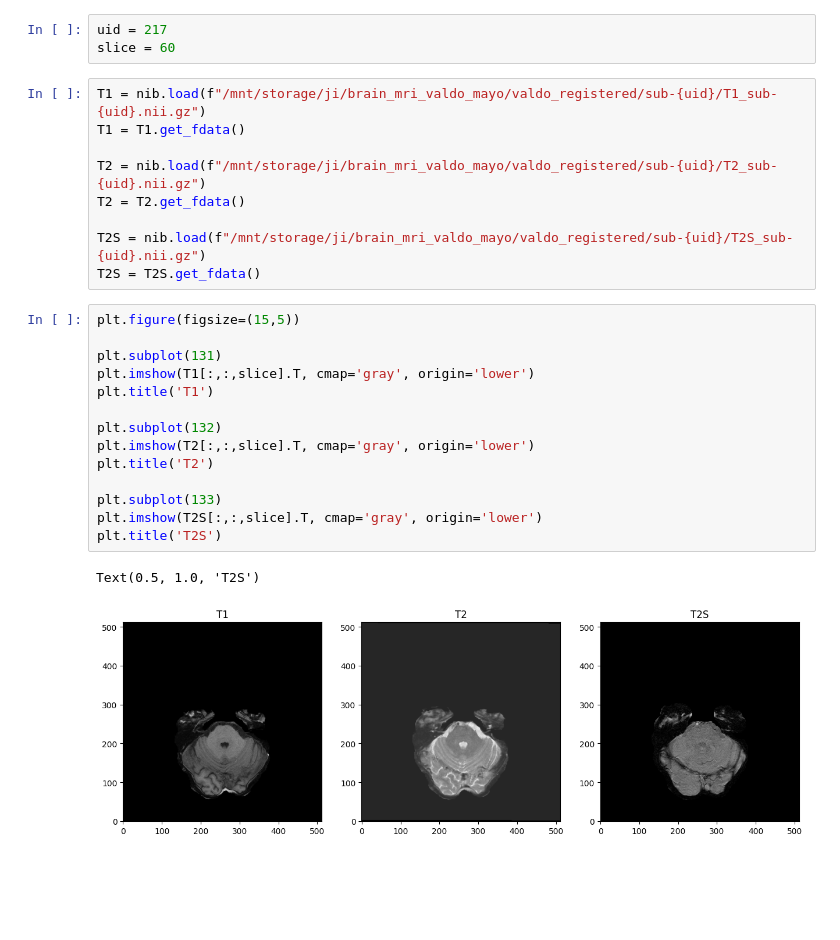
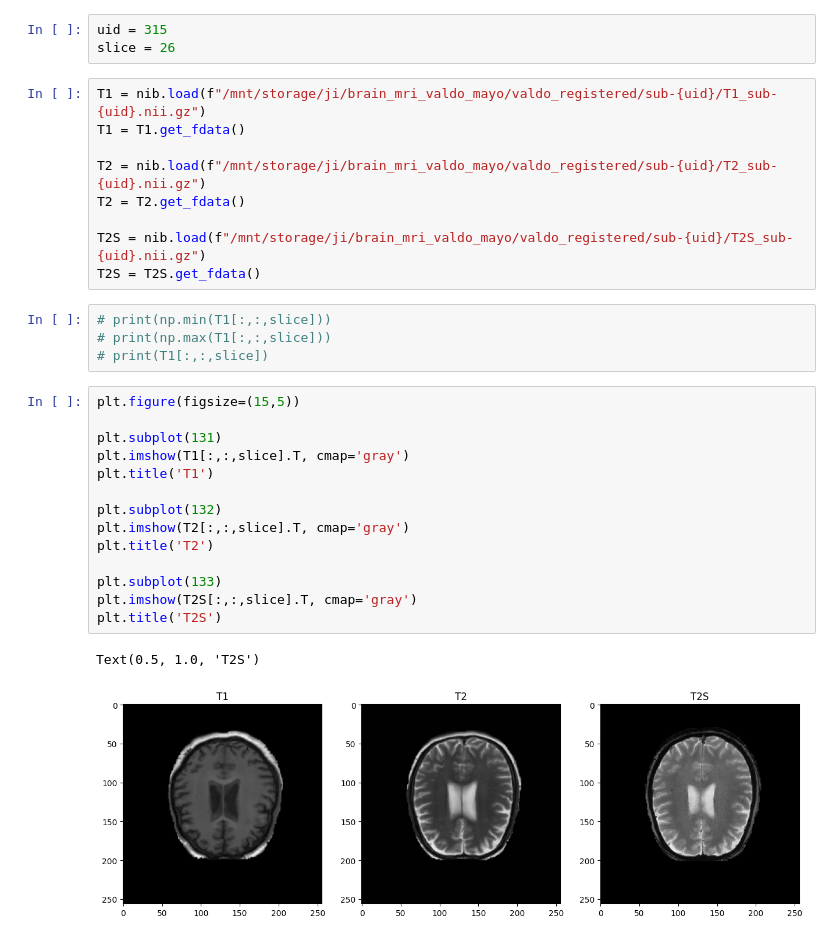
Before and after one commit to greenyjwk/VALDO_brain_MRI_dataset_preprocessing, a Jupyter notebook: misc/EDA/EDA_registration.ipynb, the cells around one changed output. Saved outputs shown, nothing was run; the diff lists cells and outputs as text; blank space fills up the shorter version.

```diff
--- a/misc/EDA/EDA_registration.ipynb
+++ b/misc/EDA/EDA_registration.ipynb
@@ -4,6 +5,6 @@ import matplotlib.pyplot as plt
 # %%
-uid = 217
-slice = 60
+uid = 315
+slice = 26
 # %%
 T1 = nib.load(f"/mnt/storage/ji/brain_mri_valdo_mayo/valdo_registered/sub-{uid}/T1_sub-{uid}.nii.gz")
 T1 = T1.get_fdata()
@@ -13,20 +14,24 @@ T2 = T2.get_fdata()
 
 T2S = nib.load(f"/mnt/storage/ji/brain_mri_valdo_mayo/valdo_registered/sub-{uid}/T2S_sub-{uid}.nii.gz")
 T2S = T2S.get_fdata()
+# %%
+# print(np.min(T1[:,:,slice]))
+# print(np.max(T1[:,:,slice]))
+# print(T1[:,:,slice])
 # %%
 plt.figure(figsize=(15,5))
 
 plt.subplot(131)
-plt.imshow(T1[:,:,slice].T, cmap='gray', origin='lower')
+plt.imshow(T1[:,:,slice].T, cmap='gray')
 plt.title('T1')
 
 plt.subplot(132)
-plt.imshow(T2[:,:,slice].T, cmap='gray', origin='lower')
+plt.imshow(T2[:,:,slice].T, cmap='gray')
 plt.title('T2')
 
 plt.subplot(133)
-plt.imshow(T2S[:,:,slice].T, cmap='gray', origin='lower')
+plt.imshow(T2S[:,:,slice].T, cmap='gray')
 plt.title('T2S')
 # %% [output]
 Text(0.5, 1.0, 'T2S')
-[figure, old version]
+[figure, new version]
```
Also changed, not shown: parts of 1 cell of this notebook, 26 other files.
